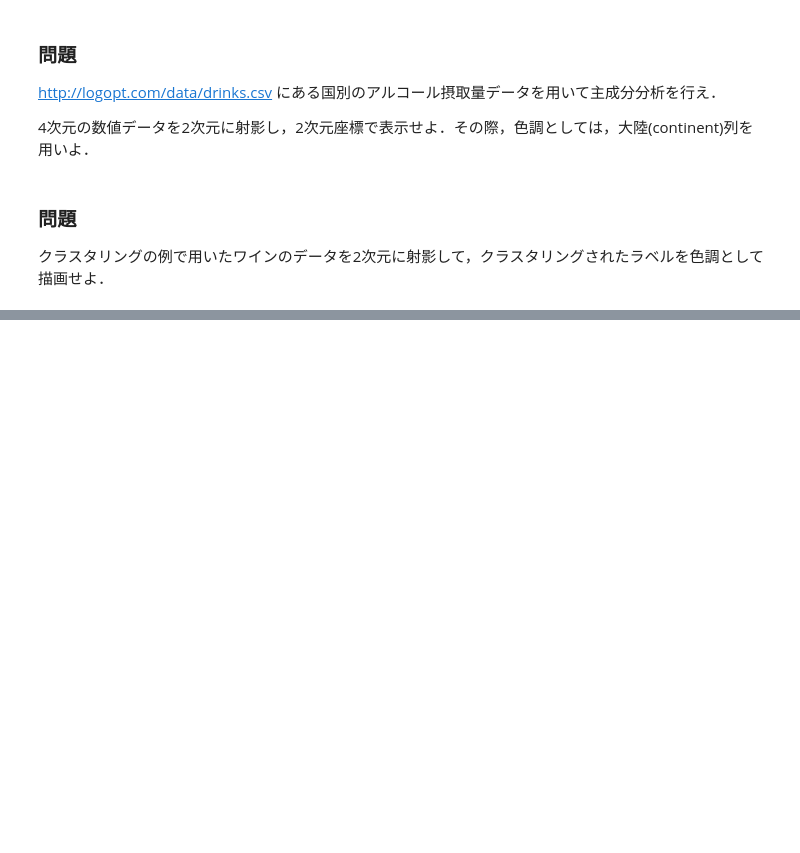
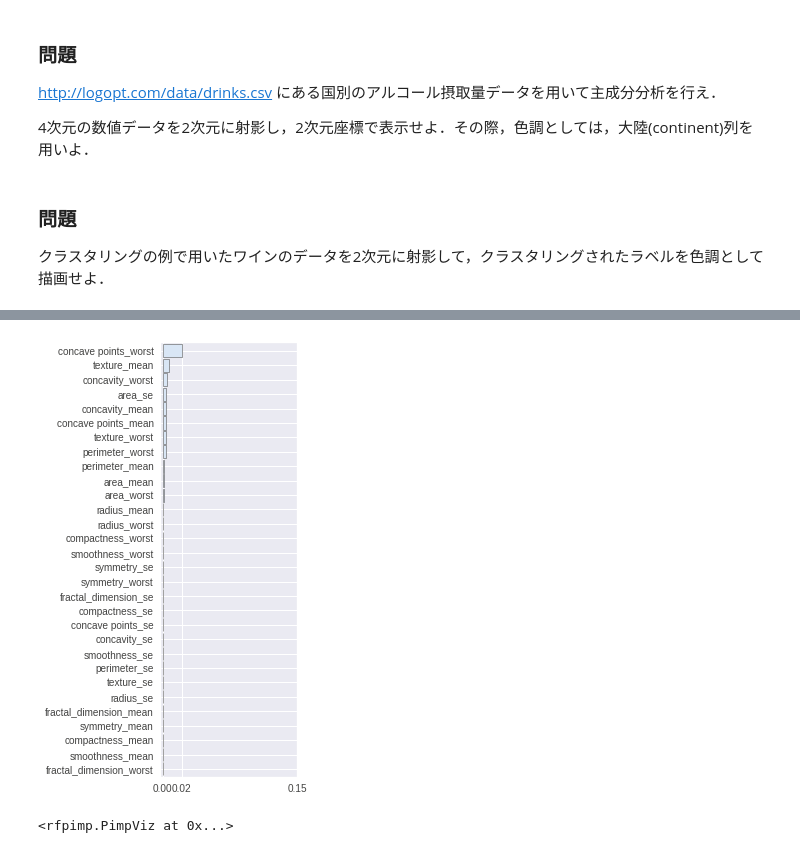
Before and after one commit to mickeykubo/analytics_book, a Jupyter notebook: sklearn2.ipynb, the cells around one changed output, grey strips where cells are left out. Cells and saved outputs as stored; diff of their text form; code cells hidden in the pictures; blank space fills up the shorter version.

```diff
--- a/sklearn2.ipynb
+++ b/sklearn2.ipynb
@@ -603,0 +656,3 @@ http://logopt.com/data/drinks.csv にある国別のアルコール摂取量デ
+# %%
+cancer = pd.read_csv("http://logopt.com/data/cancer.csv", index_col=0)
+cancer.head()
@@ -603,0 +671,21 @@ http://logopt.com/data/drinks.csv にある国別のアルコール摂取量デ
+# %%
+rf = RandomForestClassifier(n_estimators=100,
+                            min_samples_leaf=5,
+                            oob_score=True)
+
+y = cancer['diagnosis']
+X = cancer.drop("diagnosis", axis =1)
+
+rf.fit(X, y)
+
+imp = importances(rf, X, y, n_samples=-1)
+viz = plot_importances(imp)
+viz.view()
+# %% [output]
+[figure, added]
+# %%
+from rfpimp import *
+viz = plot_corr_heatmap(cancer, figsize=(11,10))
+viz
+# %% [output]
+<rfpimp.PimpViz at 0x...>
```
Also changed, not shown: parts of 29 cells of this notebook.
